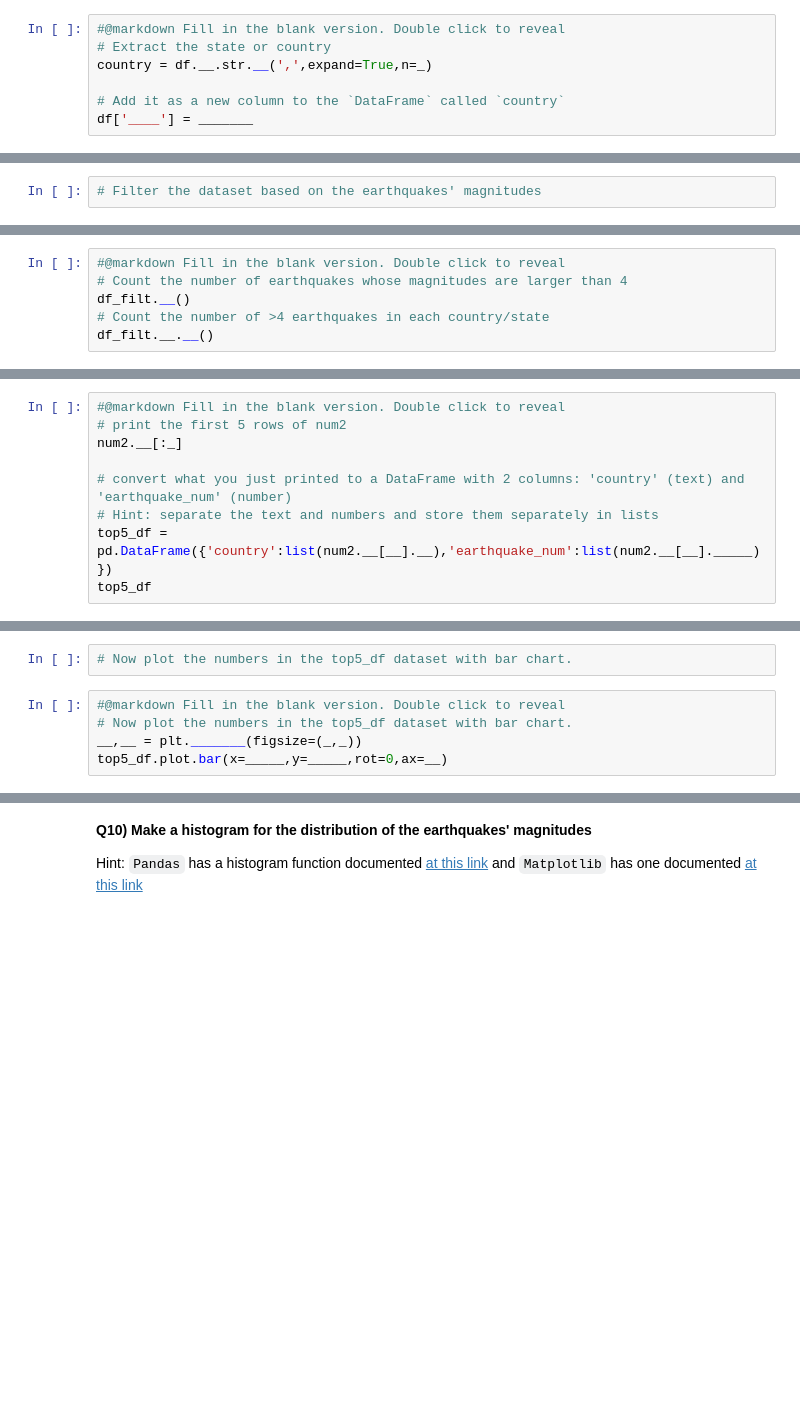
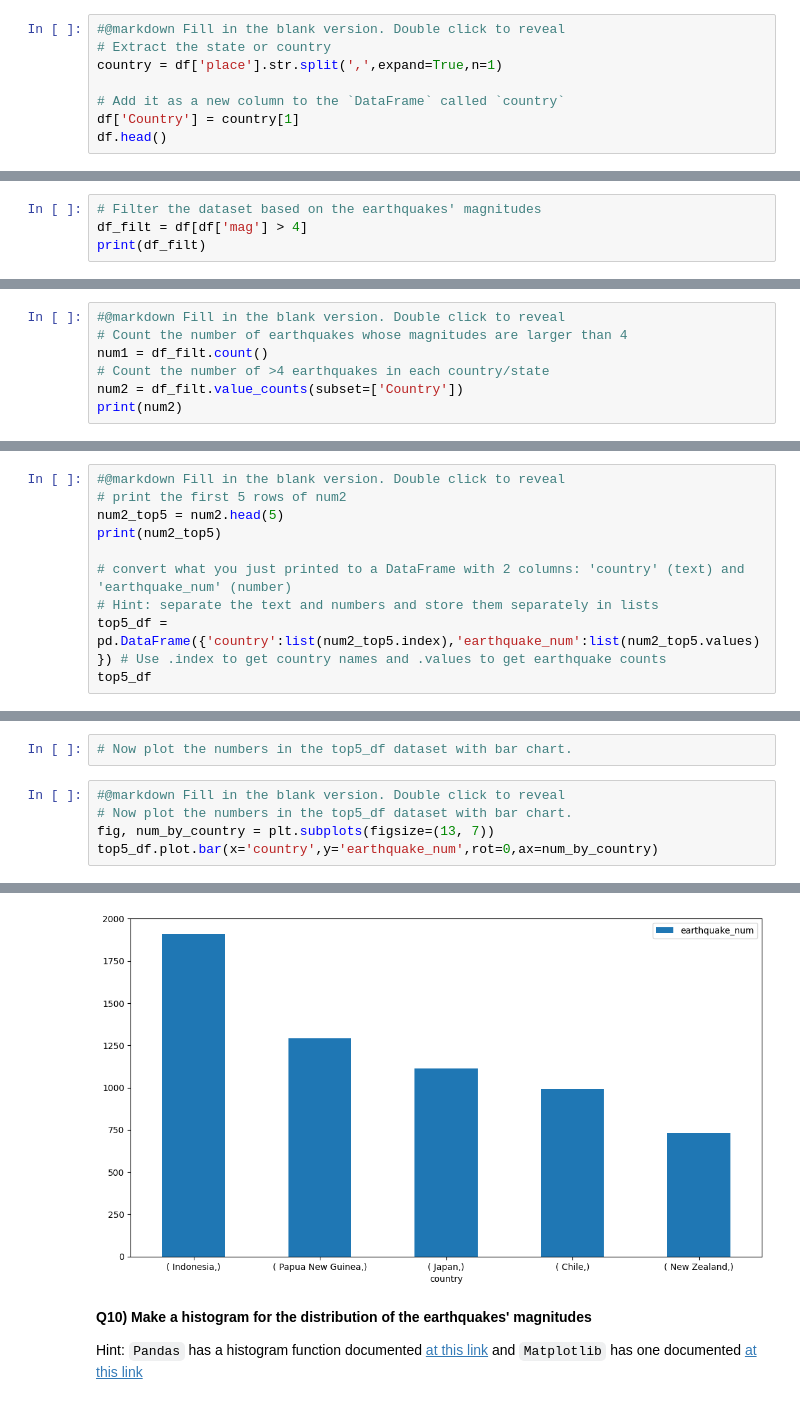
Before and after one commit to MarcoZanine/2024_Intro_Python, a Jupyter notebook: W3_S1.ipynb, the cells around one changed output, grey strips where cells are left out. Drawn from its saved outputs; the diff is of its cells as text; blank space fills up the shorter version.

```diff
--- a/W3_S1.ipynb
+++ b/W3_S1.ipynb
@@ -168,7 +212,8 @@ Hint 2: You will use `.split()` to extract the country names. The documentation
 # %%
 #@markdown Fill in the blank version. Double click to reveal
 # Extract the state or country
-country = df.__.str.__(',',expand=True,n=_)
+country = df['place'].str.split(',',expand=True,n=1)
 
 # Add it as a new column to the `DataFrame` called `country`
-df['____'] = _______
+df['Country'] = country[1]
+df.head()
@@ -192,3 +262,5 @@ Hint: Print the table to see the name of the column containing the earthquake ma
 Check out this [link](https://www.geeksforgeeks.org/ways-to-filter-pandas-dataframe-by-column-values/) to find examples of filtering by column values
 # %%
 # Filter the dataset based on the earthquakes' magnitudes
+df_filt = df[df['mag'] > 4]
+print(df_filt)
@@ -207,6 +297,7 @@ Hint 2: Check out the `value_counts` function to get Num 2
 # %%
 #@markdown Fill in the blank version. Double click to reveal
 # Count the number of earthquakes whose magnitudes are larger than 4
-df_filt.__()
+num1 = df_filt.count()
 # Count the number of >4 earthquakes in each country/state
-df_filt.__.__()
+num2 = df_filt.value_counts(subset=['Country'])
+print(num2)
@@ -223,9 +328,10 @@ Recreate the bar chart below.
 # %%
 #@markdown Fill in the blank version. Double click to reveal
 # print the first 5 rows of num2
-num2.__[:_]
+num2_top5 = num2.head(5)
+print(num2_top5)
 
 # convert what you just printed to a DataFrame with 2 columns: 'country' (text) and 'earthquake_num' (number)
 # Hint: separate the text and numbers and store them separately in lists
-top5_df = pd.DataFrame({'country':list(num2.__[__].__),'earthquake_num':list(num2.__[__]._____)})
+top5_df = pd.DataFrame({'country':list(num2_top5.index),'earthquake_num':list(num2_top5.values)}) # Use .index to get country names and .values to get earthquake counts
 top5_df
@@ -234,5 +354,6 @@ top5_df
 # %%
 #@markdown Fill in the blank version. Double click to reveal
 # Now plot the numbers in the top5_df dataset with bar chart.
-__,__ = plt._______(figsize=(_,_))
-top5_df.plot.bar(x=_____,y=_____,rot=0,ax=__)
+fig, num_by_country = plt.subplots(figsize=(13, 7))
+top5_df.plot.bar(x='country',y='earthquake_num',rot=0,ax=num_by_country)
+# %% [output]
@@ -239,3 +361,4 @@ top5_df.plot.bar(x=_____,y=_____,rot=0,ax=__)
+[figure, added]
 # %% [markdown]
 **Q10) Make a histogram for the distribution of the earthquakes' magnitudes**
 
```
Also changed, not shown: parts of 14 cells of this notebook.
